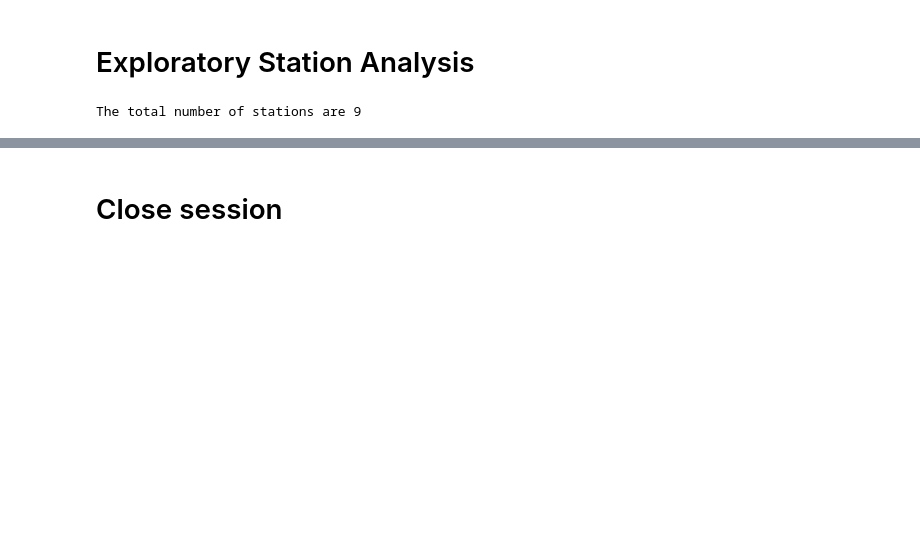
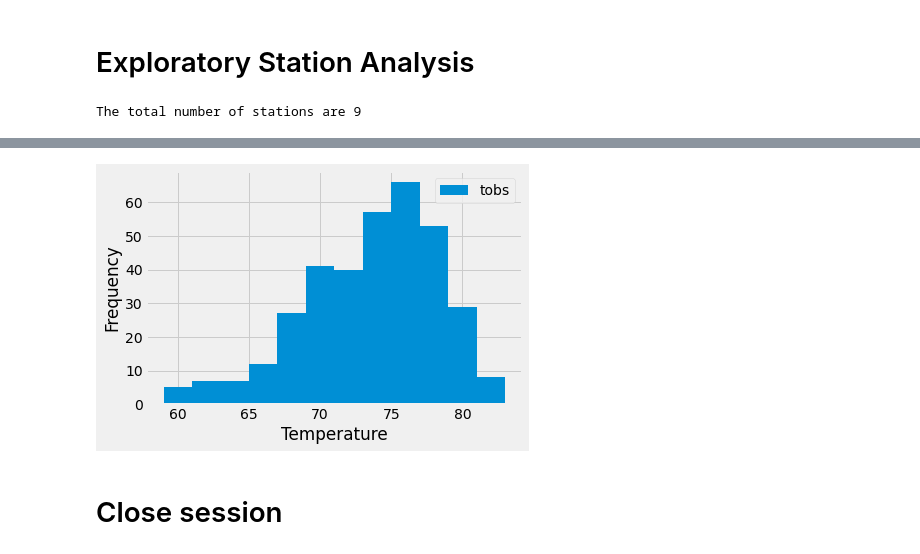
Before and after one commit to jananeesaranraj/sqlalchemy-challenge, a Jupyter notebook: SurfsUp/Climate.ipynb, the cells around one changed output, grey strips where cells are left out. Cells and saved outputs as stored; diff of their text form; code cells hidden in the pictures; blank space fills up the shorter version.

```diff
--- a/SurfsUp/Climate.ipynb
+++ b/SurfsUp/Climate.ipynb
@@ -102,3 +185,8 @@ The total number of stations are 9
 # %%
 # Using the most active station id
 # Query the last 12 months of temperature observation data for this station and plot the results as a histogram
+temp_data=session.query(Measurement.tobs).filter(Measurement.station =='USC00519281').\
+                                     filter(Measurement.date >= query_date).all()
+# %%
+temp_df= pd.DataFrame(temp_data,columns=['tobs'])
+temp_df.head()
@@ -105,3 +200,9 @@ The total number of stations are 9
+# %%
+temp_df.plot.hist(by='tobs',bins=12)
+plt.xlabel("Temperature")
+plt.show()
+# %% [output]
+[figure, added]
 # %% [markdown]
 # Close session
 # %%
```
Also changed, not shown: parts of 16 cells of this notebook.
